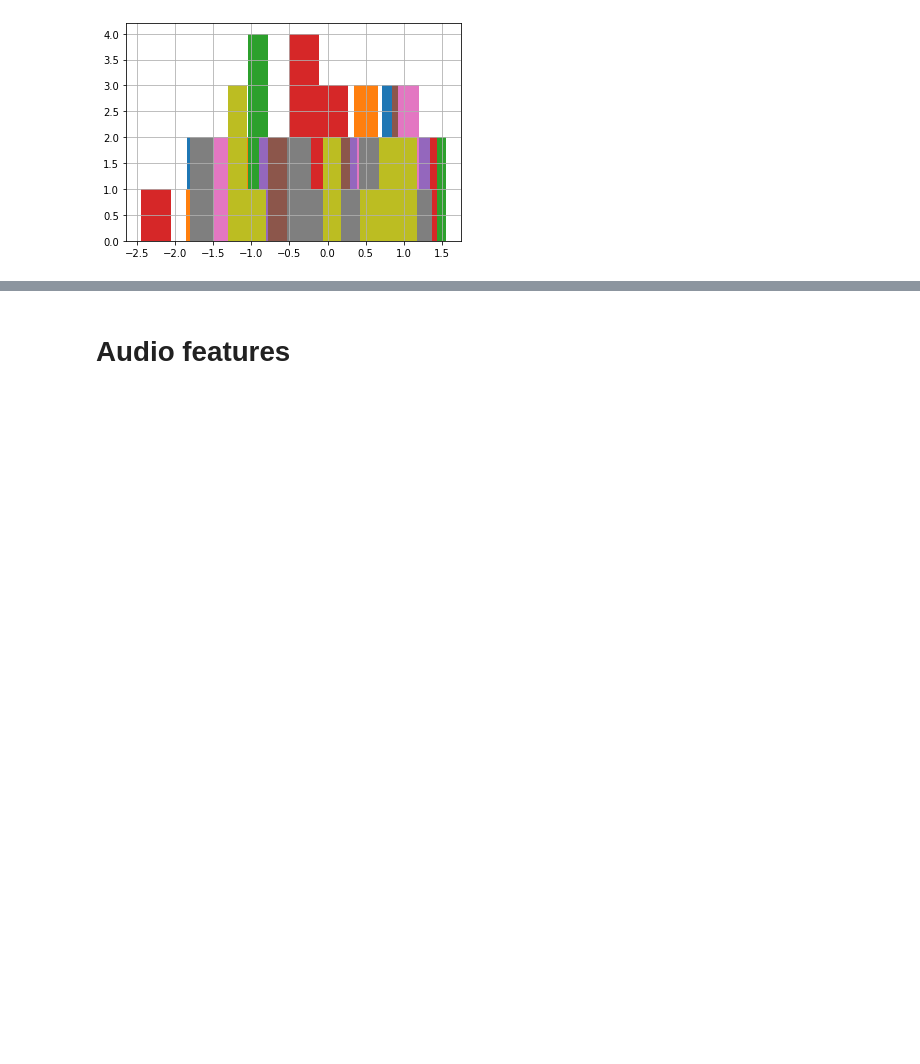
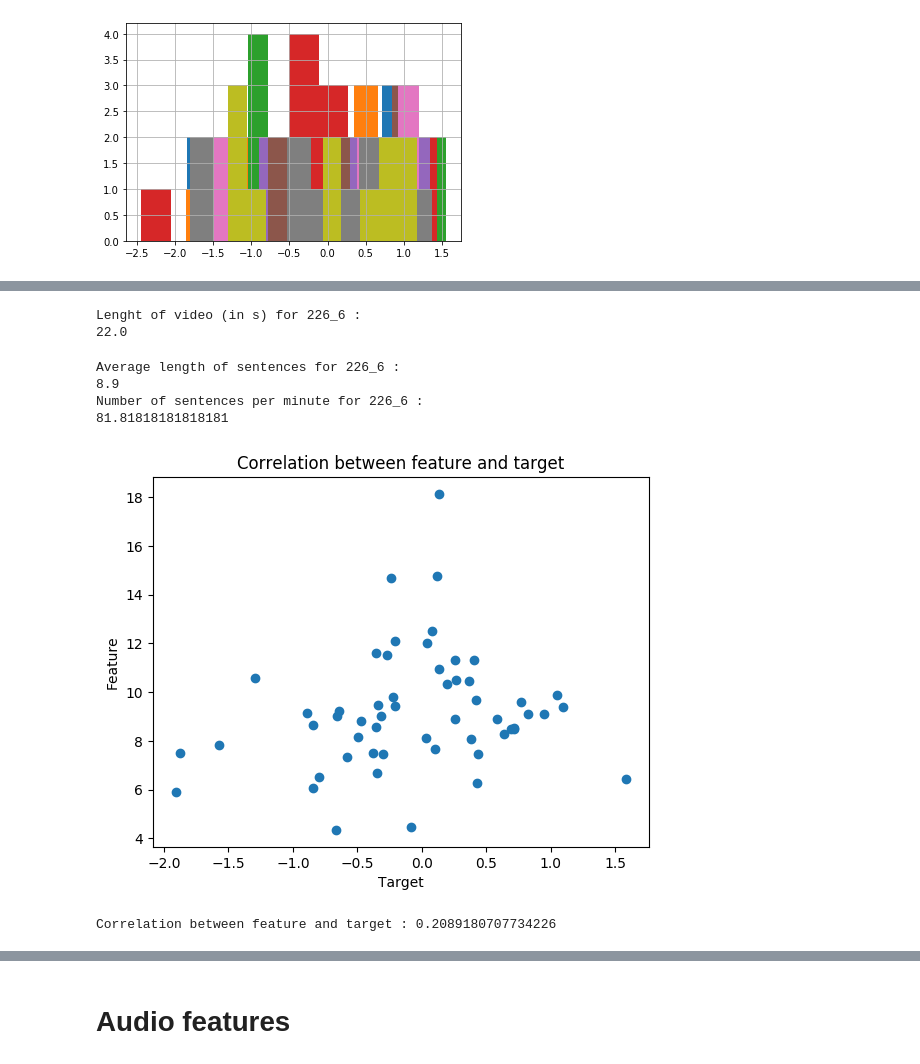
Before and after one commit to vincentnam/Project-Archean, a Jupyter notebook: ChallengeM2SID_2019.ipynb, the cells around one changed output, grey strips where cells are left out. Saved outputs shown, nothing was run; the diff lists cells and outputs as text; code cells hidden in the pictures; blank space fills up the shorter version.

```diff
--- a/ChallengeM2SID_2019.ipynb
+++ b/ChallengeM2SID_2019.ipynb
@@ -289,0 +752,2 @@ max    NaN  9.950133e-01  ...  1.368779e+00  1.170801e+00
+# %%
+dic_docs_sent = clean_sentences(get_sentences(List_txt, path_text))
@@ -289,0 +787,64 @@ max    NaN  9.950133e-01  ...  1.368779e+00  1.170801e+00
+# %%
+
+# Gets the mean length of sentences and the number of sentences per minute
+
+def get_length_sentences_nb(dic_docs_sent, dic_doc_len_video):
+  """
+    Computes the mean length of sentences for each document (AVG),
+    and the number of sentences per minute for each document, thanks to the
+    duration of subtitles
+
+    Parameters:
+        :param dic_docs_sent: Dictionnary out of 'clean_sentences' function
+        :param dic_doc_len_video: Dictionnary out of 'get_len_video' function
+        :type dic_docs_sent: Dictionnary
+        :type dic_doc_len_video: Dictionnary
+
+    Returns:
+        dic_len_sentence: Dictionnary with documents as keys, and mean sentences
+                          length as values
+        dic_nb_sentence : Dictionnary with documents as keys, and number of
+                          sentence per minute as values
+        type dic_len_sentence: Dictionnary
+        type dic_nb_sentence: Dictionnary
+  """
+  dic_len_sentence = {}
+  dic_nb_sentence =  {}
+  for doc in dic_docs_sent.keys():
+    time = dic_doc_len_video[doc]
+    nb_s = len(dic_docs_sent[doc])
+    s_per_min = 60*nb_s/time
+    mean_len_s = np.mean([len(s.split()) for s in dic_docs_sent[doc]])
+    dic_len_sentence[doc] = mean_len_s
+    dic_nb_sentence[doc] = s_per_min
+  return(dic_len_sentence, dic_nb_sentence)
+# %%
+dic_doc_len_video = get_len_video(List_txt, path_text)
+# %%
+# Example on video 226_6 : Cyrano de Bergerac
+
+print('Lenght of video (in s) for 226_6 : ')
+print(dic_doc_len_video['226_6.xml'])
+# %% [output]
+Lenght of video (in s) for 226_6 :
+22.0
+# %%
+dic_len_sentence, dic_nb_sentence = get_length_sentences_nb(dic_docs_sent,
+                                                            dic_doc_len_video)
+# %%
+# Example on video 226_6 : Cyrano de Bergerac
+
+print('Average length of sentences for 226_6 : ')
+print(dic_len_sentence['226_6.xml'])
+print('Number of sentences per minute for 226_6 : ')
+print(dic_nb_sentence['226_6.xml'])
+# %% [output]
+Average length of sentences for 226_6 :
+8.9
+Number of sentences per minute for 226_6 :
+81.81818181818181
+# %%
+compar_anno(dic_len_sentence, text)
+# %% [output]
+[figure, added]
+Correlation between feature and target : 0.2089180707734226
```
Also changed, not shown: parts of 63 cells of this notebook.
